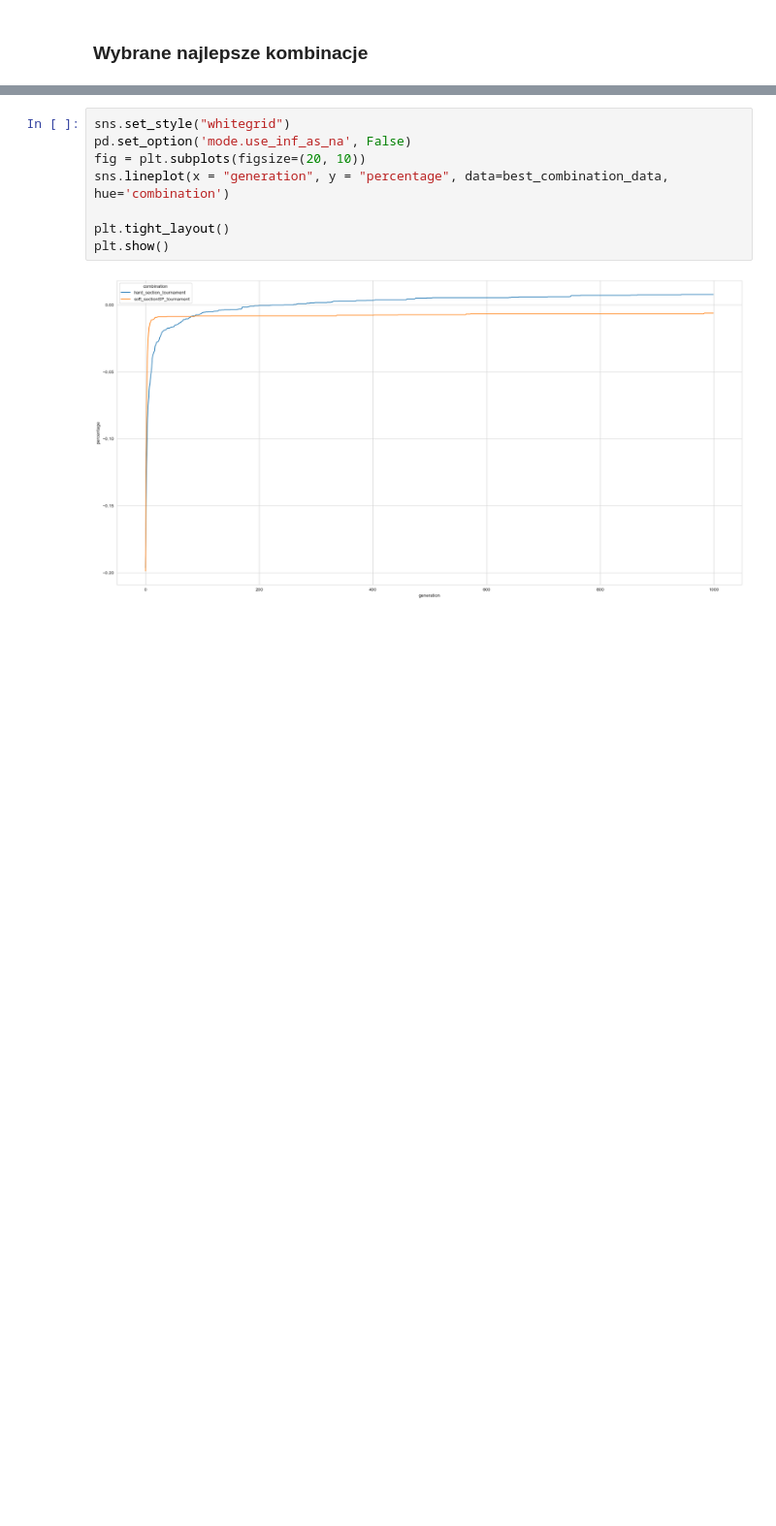
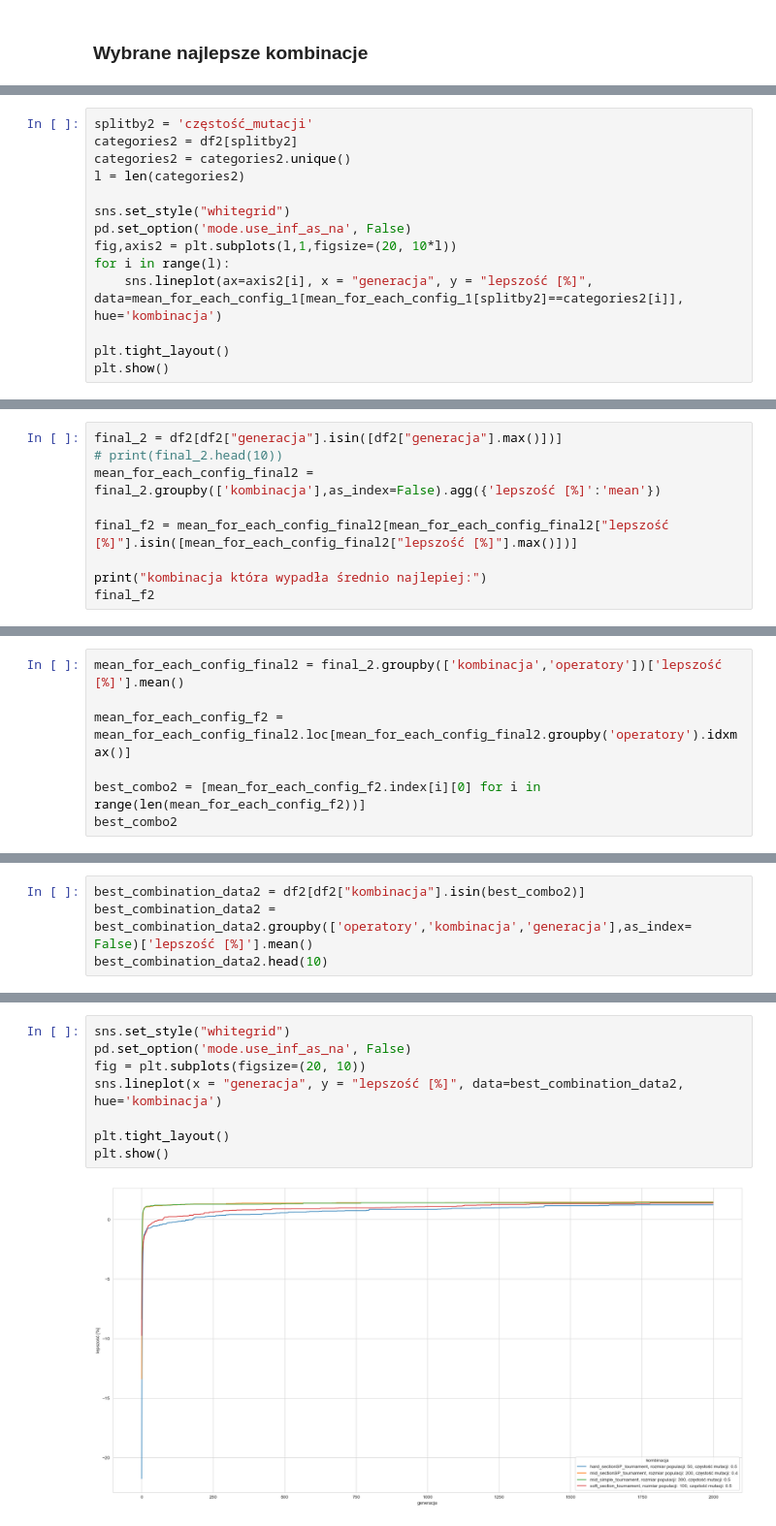
Before and after one commit to qert6g35/genetic_for_flowshop, a Jupyter notebook: Sprawozdanie.ipynb, the cells around one changed output, grey strips where cells are left out. Shown at 97% size. Drawn from its saved outputs; the diff is of its cells as text; blank space fills up the shorter version.

```diff
--- a/Sprawozdanie.ipynb
+++ b/Sprawozdanie.ipynb
@@ -234,0 +335,14 @@ best_combination_data = best_combination_data.groupby(['combination','generation
+# %%
+splitby2 = 'częstość_mutacji'
+categories2 = df2[splitby2]
+categories2 = categories2.unique()
+l = len(categories2)
+
+sns.set_style("whitegrid")
+pd.set_option('mode.use_inf_as_na', False)
+fig,axis2 = plt.subplots(l,1,figsize=(20, 10*l))
+for i in range(l):
+    sns.lineplot(ax=axis2[i], x = "generacja", y = "lepszość [%]", data=mean_for_each_config_1[mean_for_each_config_1[splitby2]==categories2[i]], hue='kombinacja')
+
+plt.tight_layout()
+plt.show()
@@ -234,0 +353,9 @@ best_combination_data = best_combination_data.groupby(['combination','generation
+# %%
+final_2 = df2[df2["generacja"].isin([df2["generacja"].max()])]
+# print(final_2.head(10))
+mean_for_each_config_final2 = final_2.groupby(['kombinacja'],as_index=False).agg({'lepszość [%]':'mean'})
+
+final_f2 = mean_for_each_config_final2[mean_for_each_config_final2["lepszość [%]"].isin([mean_for_each_config_final2["lepszość [%]"].max()])]
+
+print("kombinacja która wypadła średnio najlepiej:")
+final_f2
@@ -234,0 +366,7 @@ best_combination_data = best_combination_data.groupby(['combination','generation
+# %%
+mean_for_each_config_final2 = final_2.groupby(['kombinacja','operatory'])['lepszość [%]'].mean()
+
+mean_for_each_config_f2 = mean_for_each_config_final2.loc[mean_for_each_config_final2.groupby('operatory').idxmax()]
+
+best_combo2 = [mean_for_each_config_f2.index[i][0] for i in range(len(mean_for_each_config_f2))]
+best_combo2
@@ -234,0 +378,4 @@ best_combination_data = best_combination_data.groupby(['combination','generation
+# %%
+best_combination_data2 = df2[df2["kombinacja"].isin(best_combo2)]
+best_combination_data2 = best_combination_data2.groupby(['operatory','kombinacja','generacja'],as_index= False)['lepszość [%]'].mean()
+best_combination_data2.head(10)
@@ -235,10 +396,10 @@ best_combination_data = best_combination_data.groupby(['combination','generation
 # %%
 sns.set_style("whitegrid")
 pd.set_option('mode.use_inf_as_na', False)
 fig = plt.subplots(figsize=(20, 10))
-sns.lineplot(x = "generation", y = "percentage", data=best_combination_data, hue='combination')
+sns.lineplot(x = "generacja", y = "lepszość [%]", data=best_combination_data2, hue='kombinacja')
 
 plt.tight_layout()
 plt.show()
 # %% [output]
-[figure, old version]
+[figure, new version]
```
Also changed, not shown: parts of 34 cells of this notebook.
